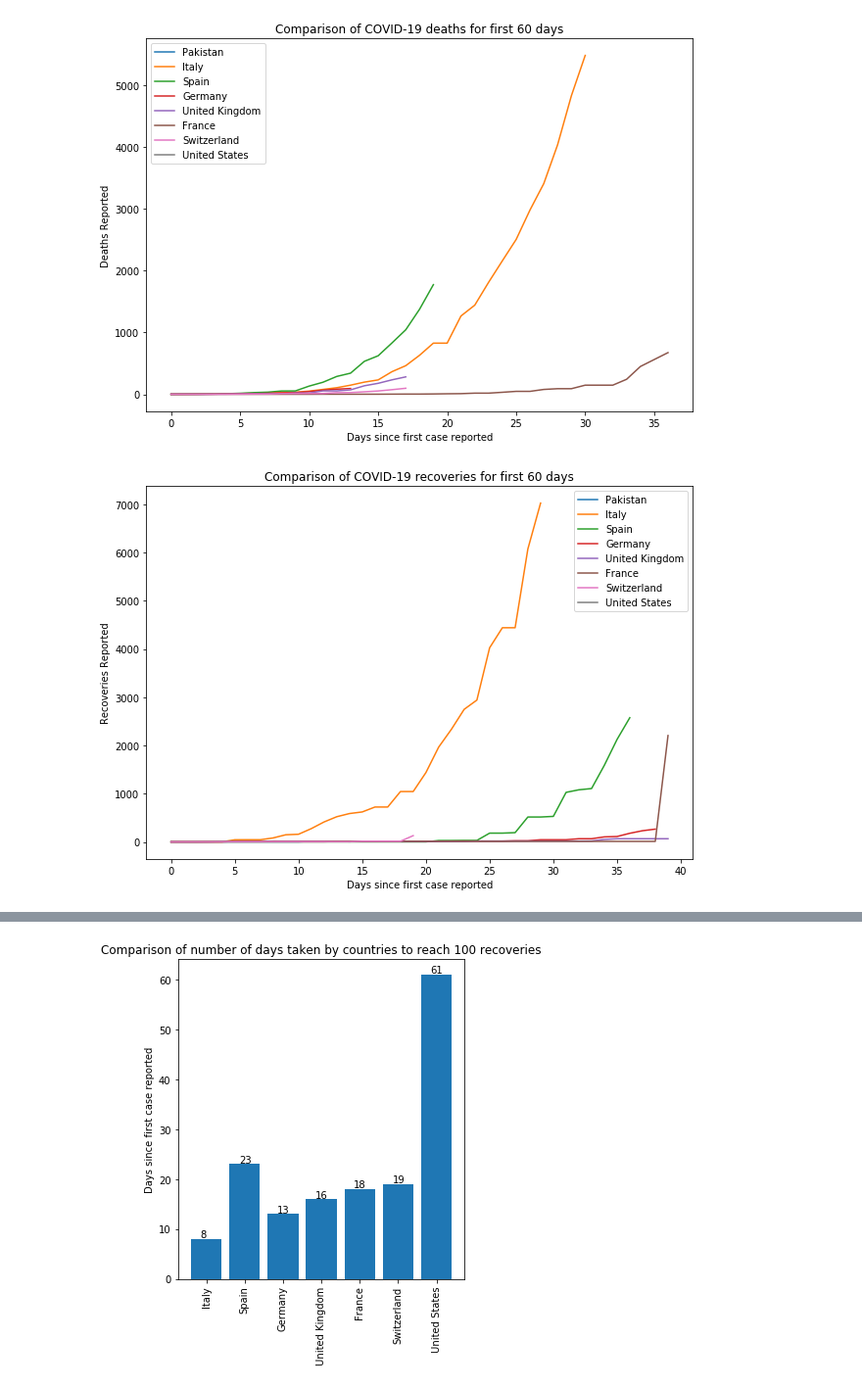
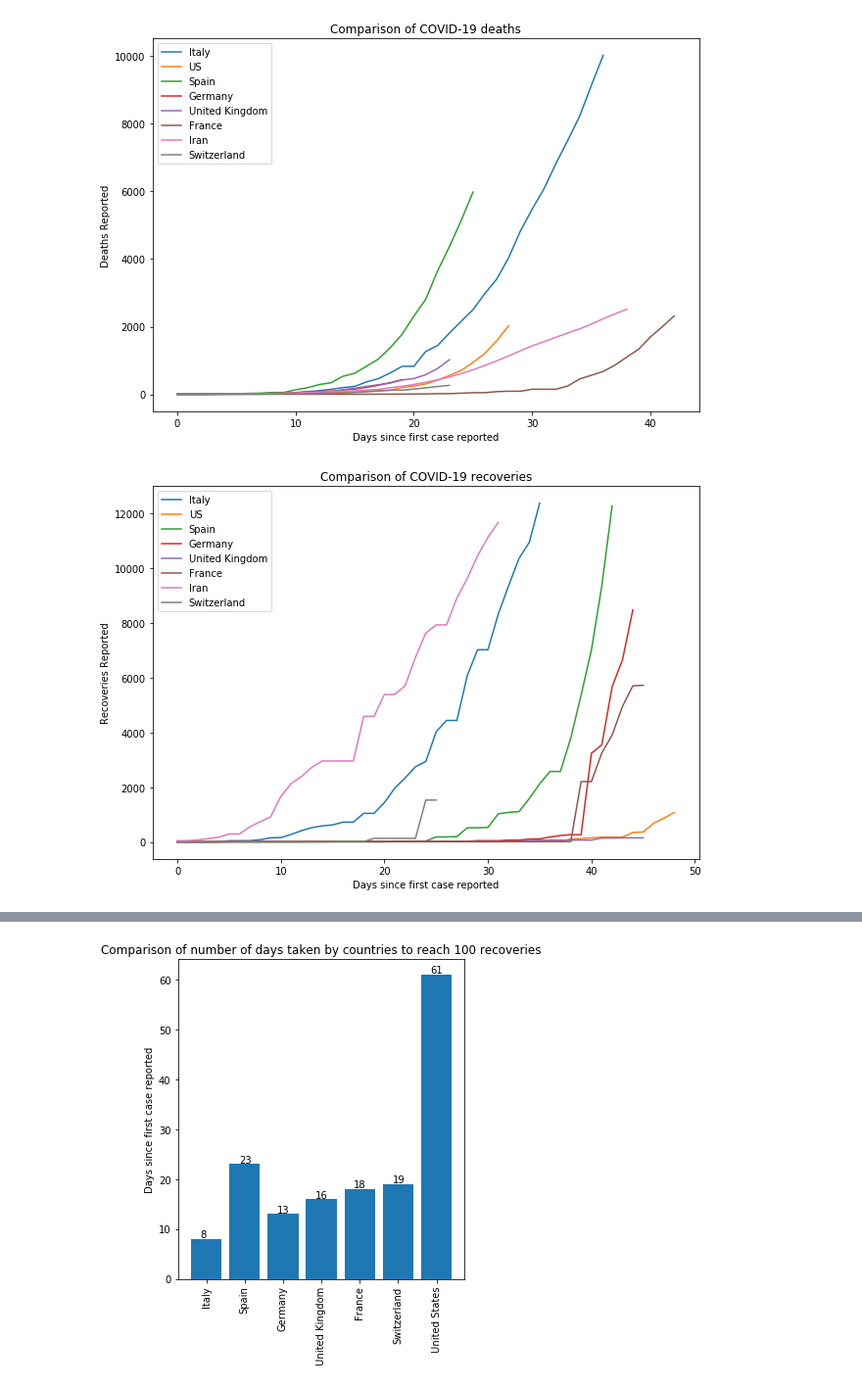
Before and after one commit to rhasnainanwar/COVID19_Insights, a Jupyter notebook: VirusSpread.ipynb, the cells around one changed output, grey strips where cells are left out. Shown at 98% size. Saved outputs shown, nothing was run; the diff lists cells and outputs as text; code cells hidden in the pictures.

```diff
--- a/VirusSpread.ipynb
+++ b/VirusSpread.ipynb
@@ -9,0 +12,3 @@ warnings.filterwarnings('ignore')
+# %%
+date = '03-28-2020'
+data = pd.read_csv('data/csse_covid_19_daily_reports/'+date+'.csv', sep=',')
@@ -11,9 +93,9 @@ warnings.filterwarnings('ignore')
 path = 'data/csse_covid_19_time_series/'
 
 # laod data
-data_Confirmed = pd.read_csv(os.path.join(path, 'time_series_19-covid-Confirmed.csv'))
-data_Deaths = pd.read_csv(os.path.join(path, 'time_series_19-covid-Deaths.csv'))
-data_Recovered = pd.read_csv(os.path.join(path, 'time_series_19-covid-Recovered.csv'))
+data_Confirmed = pd.read_csv(os.path.join(path, 'time_series_covid19_confirmed_global.csv'))
+data_Deaths = pd.read_csv(os.path.join(path, 'time_series_covid19_deaths_global.csv'))
+data_Recovered = pd.read_csv(os.path.join(path, 'time_series_covid19_recovered_global.csv'))
 
 # remove extra fields
 data_Confirmed.drop(['Province/State', 'Lat', 'Long'], axis=1, inplace=True)
@@ -64,4 +150,4 @@ def plot_country_spread(data, countries, prefix, days=-1):
 # %%
-top_countries = ['Pakistan', 'Italy', 'Spain', 'Germany',
-                 'United Kingdom', 'France', 'Switzerland', 'United States']
+top_countries = ['Italy', 'US', 'Spain', 'Germany',
+                 'United Kingdom', 'France', 'Iran', 'Switzerland']
 # %%
@@ -71,8 +157,8 @@ plot_country_spread(data_Confirmed, top_countries, 'cases', 60)
 # %%
-plot_country_spread(data_Deaths, top_countries, 'deaths', 60)
+plot_country_spread(data_Deaths, top_countries, 'deaths')
 # %% [output]
-[figure, old version]
+[figure, new version]
 # %%
-plot_country_spread(data_Recovered, top_countries, 'recoveries', 60)
+plot_country_spread(data_Recovered, top_countries, 'recoveries')
 # %% [output]
-[figure, old version]
+[figure, new version]
```
Also changed, not shown: parts of 16 cells of this notebook, 12 other files.
